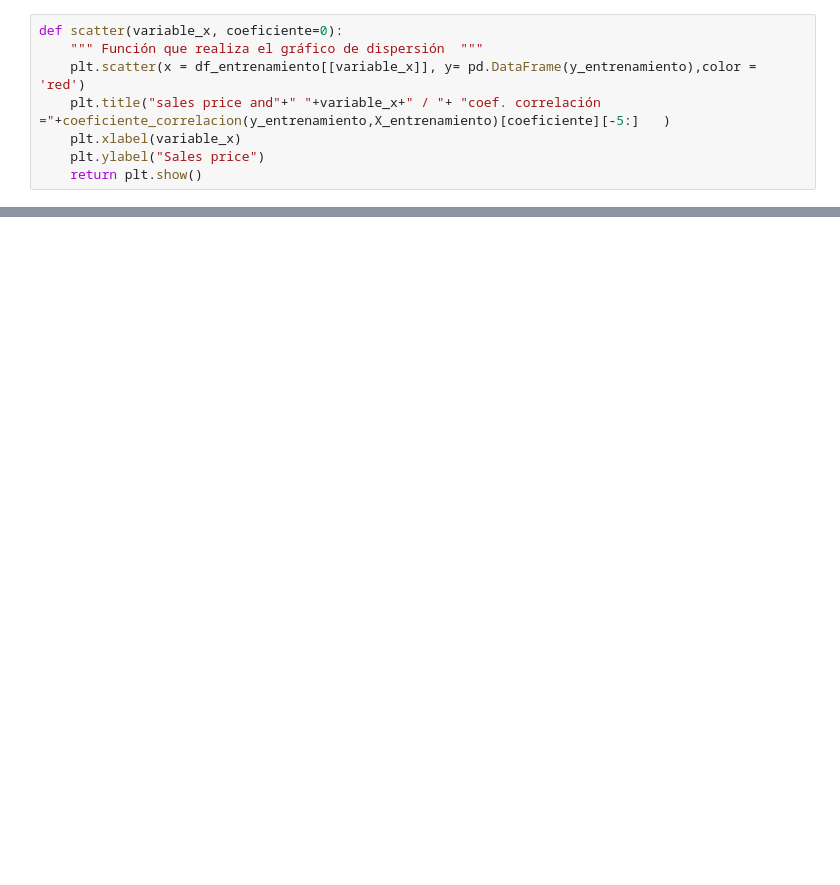
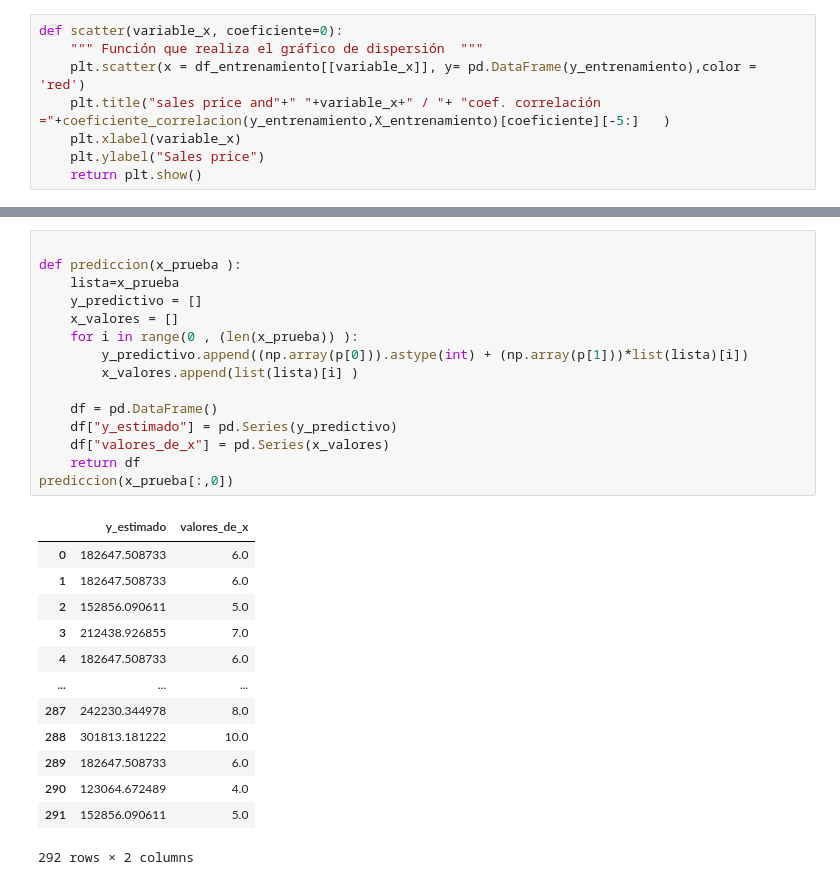
Before and after one commit to luispocon/proyecto1_regresion_lineal_programacion, a Jupyter notebook: Proyecto_1.ipynb, the cells around one changed output, grey strips where cells are left out. Drawn from its saved outputs; the diff is of its cells as text; blank space fills up the shorter version.

```diff
--- a/Proyecto_1.ipynb
+++ b/Proyecto_1.ipynb
@@ -281,0 +331,29 @@ plt.show()
+# %%
+
+def prediccion(x_prueba ):
+    lista=x_prueba
+    y_predictivo = []
+    x_valores = []
+    for i in range(0 , (len(x_prueba)) ):
+        y_predictivo.append((np.array(p[0])).astype(int) + (np.array(p[1]))*list(lista)[i])
+        x_valores.append(list(lista)[i] )
+
+    df = pd.DataFrame()
+    df["y_estimado"] = pd.Series(y_predictivo)
+    df["valores_de_x"] = pd.Series(x_valores)
+    return df
+prediccion(x_prueba[:,0])
+# %% [output]
+|  | y_estimado | valores_de_x |
+| 0 | 182647.508733 | 6.0 |
+| 1 | 182647.508733 | 6.0 |
+| 2 | 152856.090611 | 5.0 |
+| 3 | 212438.926855 | 7.0 |
+| 4 | 182647.508733 | 6.0 |
+| ... | ... | ... |
+| 287 | 242230.344978 | 8.0 |
+| 288 | 301813.181222 | 10.0 |
+| 289 | 182647.508733 | 6.0 |
+| 290 | 123064.672489 | 4.0 |
+| 291 | 152856.090611 | 5.0 |
+292 rows × 2 columns
```
Also changed, not shown: parts of 64 cells of this notebook.
